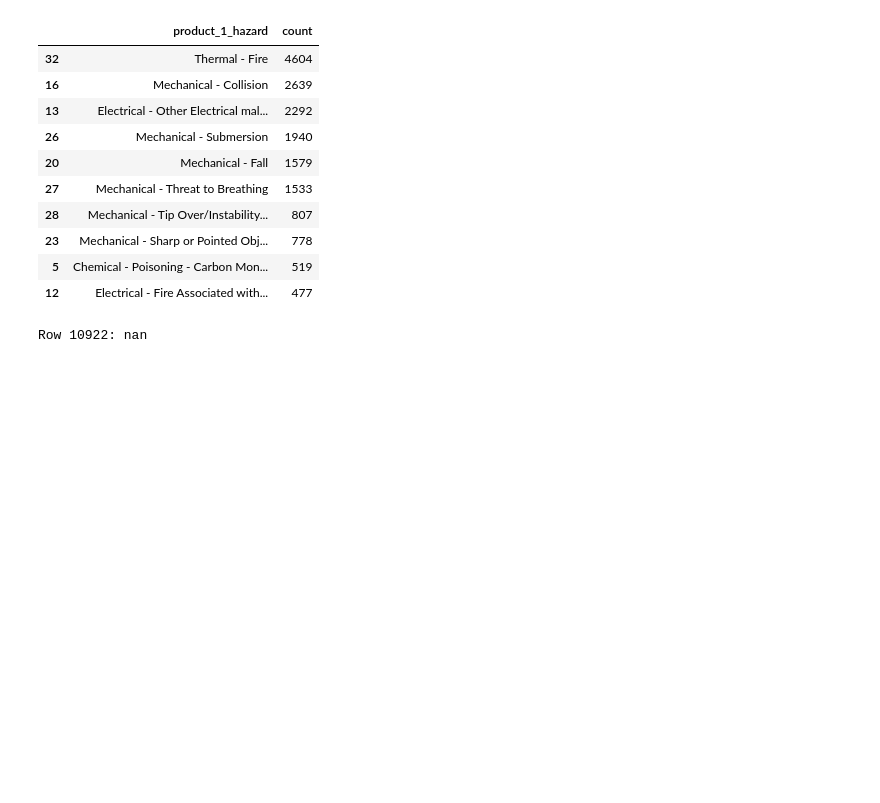
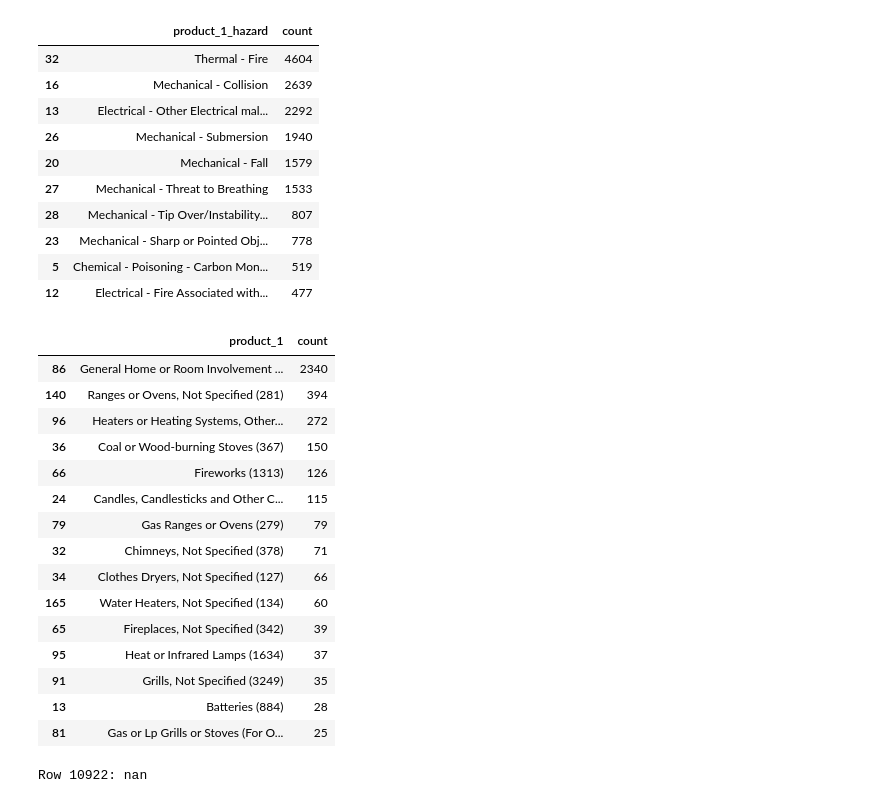
Before and after one commit to MeetPatel2001/CPSC-Applied-ML-, a Jupyter notebook: CPSC.ipynb, the cells around one changed output. Saved outputs shown, nothing was run; the diff lists cells and outputs as text; code cells hidden in the pictures; blank space fills up the shorter version.

```diff
--- a/CPSC.ipynb
+++ b/CPSC.ipynb
@@ -156,3 +155,31 @@ product_1_hazard_df.sort_values(by = "count", ascending=False).head(10)
 | 23 | Mechanical - Sharp or Pointed Obj... | 778 |
 | 5 | Chemical - Poisoning - Carbon Mon... | 519 |
 | 12 | Electrical - Fire Associated with... | 477 |
+# %%
+# top 15 products that cause Thermal Fire
+
+thermal_fire = df[df["product_1_hazard"] == "Thermal - Fire"]
+thermal_fire.head()
+
+# get top 15 Products
+thermal_fire_products = pd.DataFrame(thermal_fire.groupby("product_1").size(), columns=["count"])
+thermal_fire_products.reset_index(inplace=True)
+
+thermal_fire_products.sort_values(by = "count", ascending=False).head(15)
+# %% [output]
+|  | product_1 | count |
+| 86 | General Home or Room Involvement ... | 2340 |
+| 140 | Ranges or Ovens, Not Specified (281) | 394 |
+| 96 | Heaters or Heating Systems, Other... | 272 |
+| 36 | Coal or Wood-burning Stoves (367) | 150 |
+| 66 | Fireworks (1313) | 126 |
+| 24 | Candles, Candlesticks and Other C... | 115 |
+| 79 | Gas Ranges or Ovens (279) | 79 |
+| 32 | Chimneys, Not Specified (378) | 71 |
+| 34 | Clothes Dryers, Not Specified (127) | 66 |
+| 165 | Water Heaters, Not Specified (134) | 60 |
+| 65 | Fireplaces, Not Specified (342) | 39 |
+| 95 | Heat or Infrared Lamps (1634) | 37 |
+| 91 | Grills, Not Specified (3249) | 35 |
+| 13 | Batteries (884) | 28 |
+| 81 | Gas or Lp Grills or Stoves (For O... | 25 |
```
Also changed, not shown: parts of 5 cells of this notebook.
